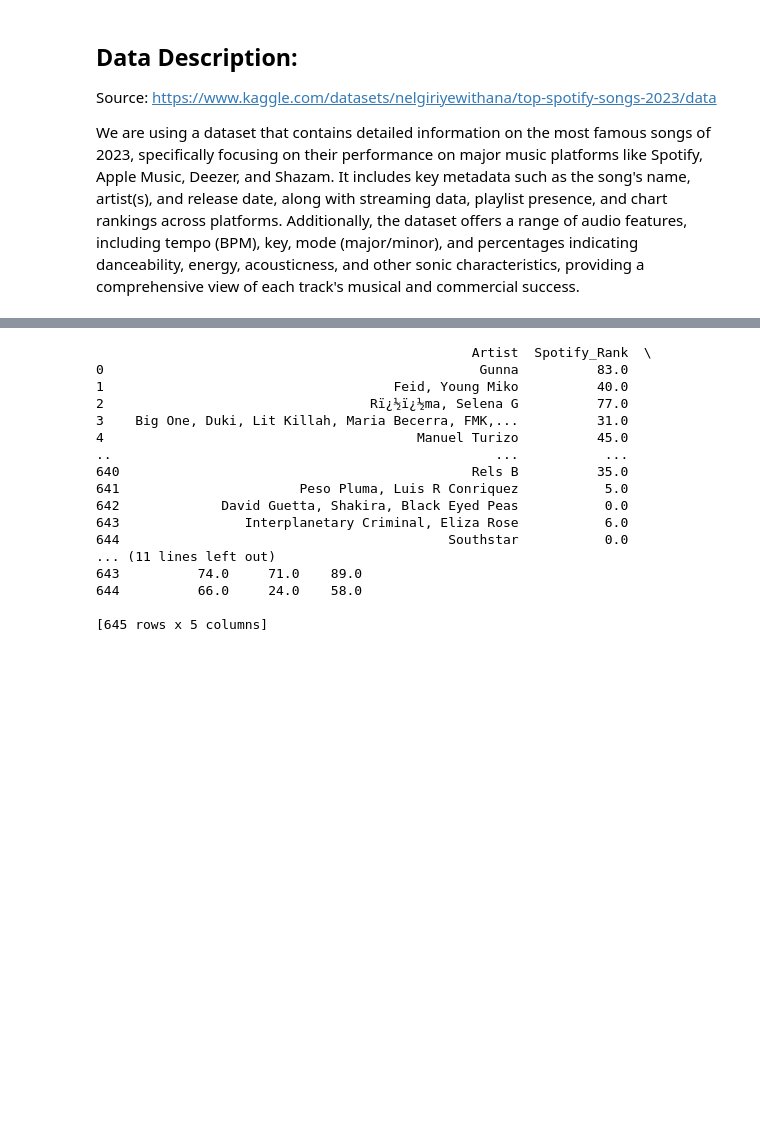
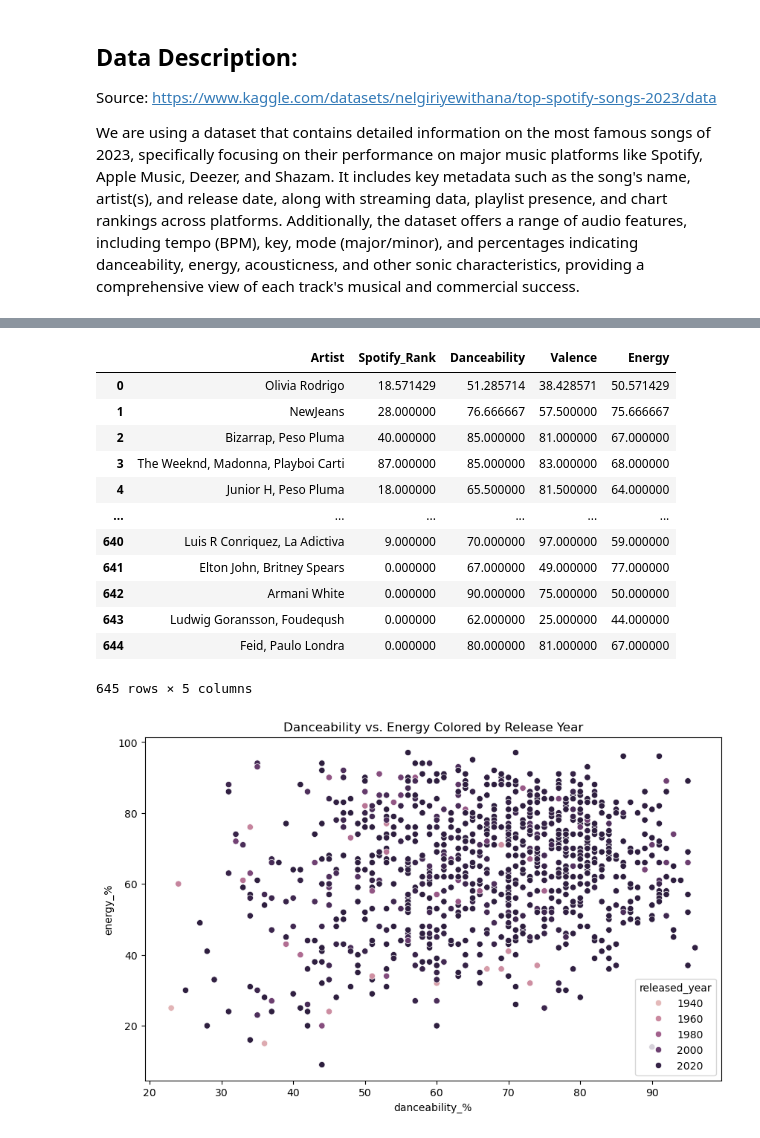
Before and after one commit to vivianzhou1288/info2950-final, a Jupyter notebook: Phase 2.ipynb, the cells around one changed output, grey strips where cells are left out. Saved outputs shown, nothing was run; the diff lists cells and outputs as text; code cells hidden in the pictures; blank space fills up the shorter version.

Commit message:
Added graphs for visualizing data

```diff
--- a/Phase 2.ipynb
+++ b/Phase 2.ipynb
@@ -41,22 +91,25 @@ music_df_result = duckdb.sql("""
     GROUP BY artist_name
 """).df()
 
-print(music_df_result)
+music_df_result
 # %% [output]
+|  | Artist | Spotify_Rank | Danceability | Valence | Energy |
+| 0 | Olivia Rodrigo | 18.571429 | 51.285714 | 38.428571 | 50.571429 |
+| 1 | NewJeans | 28.000000 | 76.666667 | 57.500000 | 75.666667 |
+| 2 | Bizarrap, Peso Pluma | 40.000000 | 85.000000 | 81.000000 | 67.000000 |
+| 3 | The Weeknd, Madonna, Playboi Carti | 87.000000 | 85.000000 | 83.000000 | 68.000000 |
+| 4 | Junior H, Peso Pluma | 18.000000 | 65.500000 | 81.500000 | 64.000000 |
+| ... | ... | ... | ... | ... | ... |
+| 640 | Luis R Conriquez, La Adictiva | 9.000000 | 70.000000 | 97.000000 | 59.000000 |
+| 641 | Elton John, Britney Spears | 0.000000 | 67.000000 | 49.000000 | 77.000000 |
+| 642 | Armani White | 0.000000 | 90.000000 | 75.000000 | 50.000000 |
+| 643 | Ludwig Goransson, Foudeqush | 0.000000 | 62.000000 | 25.000000 | 44.000000 |
+| 644 | Feid, Paulo Londra | 0.000000 | 80.000000 | 81.000000 | 67.000000 |
-                                                Artist  Spotify_Rank  \
-0                                                Gunna          83.0
-1                                     Feid, Young Miko          40.0
-2                                  Rï¿½ï¿½ma, Selena G          77.0
-3    Big One, Duki, Lit Killah, Maria Becerra, FMK,...          31.0
-4                                        Manuel Turizo          45.0
-..                                                 ...           ...
-640                                             Rels B          35.0
-641                       Peso Pluma, Luis R Conriquez           5.0
-642             David Guetta, Shakira, Black Eyed Peas           0.0
-643                Interplanetary Criminal, Eliza Rose           6.0
-644                                          Southstar           0.0
-... (11 lines left out)
-643          74.0     71.0    89.0
-644          66.0     24.0    58.0
-
-[645 rows x 5 columns]
+645 rows × 5 columns
+# %%
+plt.figure(figsize=(10,6))
+sns.scatterplot(x='danceability_%', y='energy_%', data=music_df, hue='released_year')
+plt.title('Danceability vs. Energy Colored by Release Year')
+plt.show()
+# %% [output]
+[figure, added]
```
Also changed, not shown: parts of 8 cells of this notebook.
